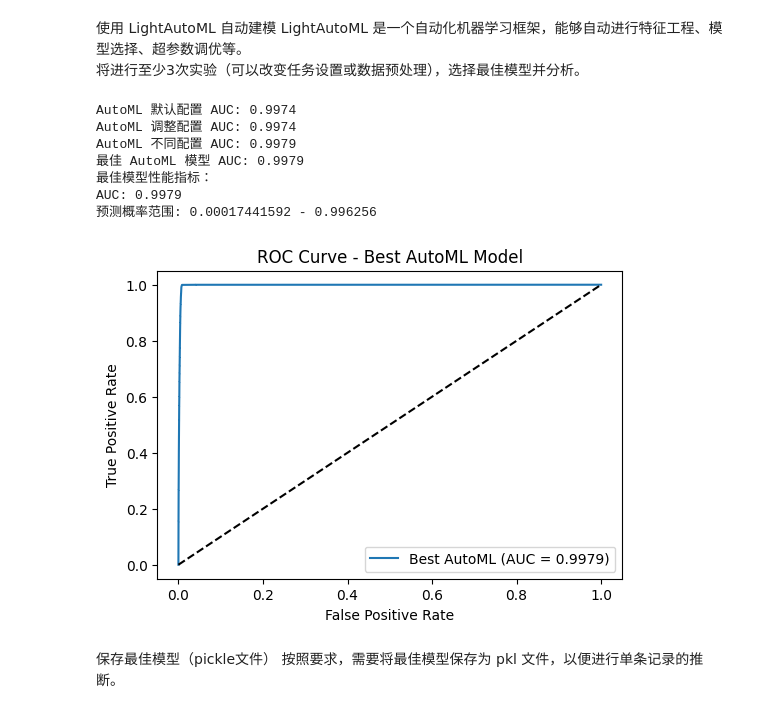
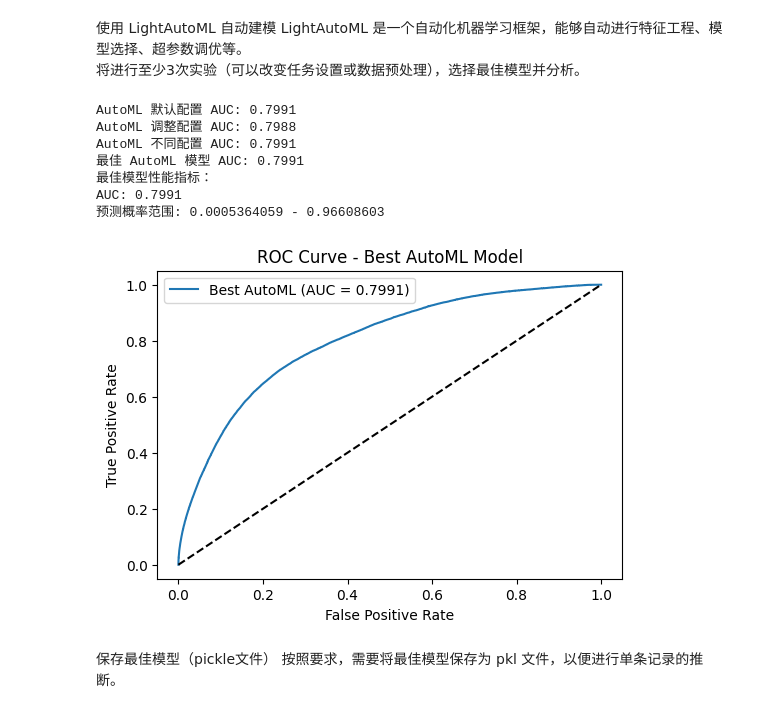
Before and after one commit to tianyao666666-dotcom/ML, a Jupyter notebook: traditional_loan_prediction_final.ipynb, the cells around one changed output. Saved outputs shown, nothing was run; the diff lists cells and outputs as text; code cells hidden in the pictures.

```diff
--- a/traditional_loan_prediction_final.ipynb
+++ b/traditional_loan_prediction_final.ipynb
@@ -201,0 +74,8 @@ dtype: int64
+# %%
+X = df[safe_features].copy()
+y = df[target_col].copy()
+
+X_train, X_test, y_train, y_test = train_test_split(
+    X, y, test_size=0.2, random_state=42, stratify=y
+)
+print(f"训练集大小: {X_train.shape}, 测试集大小: {X_test.shape}")
@@ -201,0 +86,16 @@ dtype: int64
+# %%
+# 识别数值列和类别列
+num_features = X_train.select_dtypes(include=[np.number]).columns.tolist()
+cat_features = X_train.select_dtypes(include=['object']).columns.tolist()
+
+# 数值列：用中位数填充（仅用训练集拟合）
+num_imputer = SimpleImputer(strategy='median')
+X_train[num_features] = num_imputer.fit_transform(X_train[num_features])
+X_test[num_features] = num_imputer.transform(X_test[num_features])
+
+# 类别列：用固定字符串填充（安全）
+for col in cat_features:
+    X_train[col] = X_train[col].astype(str).fillna('missing')
+    X_test[col] = X_test[col].astype(str).fillna('missing')
+
+print("缺失值处理完成")
@@ -342,21 +214,25 @@ test_df['target'] = y_auto_test
 task = Task('binary')
 
 # 实验1：默认配置
-automl_default = TabularAutoML(task=task, timeout=60, cpu_limit=4, memory_limit=16)
+automl_default = TabularAutoML(task=task, timeout=60, cpu_limit=2, memory_limit=8)
 automl_default.fit_predict(train_df, roles={'target': 'target'})   # 直接传入DataFrame，指定roles
 pred_default = automl_default.predict(test_df)
 auc_default = roc_auc_score(y_auto_test, pred_default.data[:, 0])
 print(f"AutoML 默认配置 AUC: {auc_default:.4f}")
 
 # 实验2：调整配置
-automl_tuned = TabularAutoML(task=task, timeout=60, cpu_limit=4, memory_limit=16, reader_params={'n_jobs': 2, 'cv': 5})
+automl_tuned = TabularAutoML(task=task, timeout=120, cpu_limit=8, memory_limit=16, reader_params={'n_jobs': 2, 'cv': 5})
 automl_tuned.fit_predict(train_df, roles={'target': 'target'})
 pred_tuned = automl_tuned.predict(test_df)
 auc_tuned = roc_auc_score(y_auto_test, pred_tuned.data[:, 0])
 print(f"AutoML 调整配置 AUC: {auc_tuned:.4f}")
 
 # 实验3：不同种子（可通过改变数据或参数实现差异）
-automl_seed = TabularAutoML(task=task, timeout=600, cpu_limit=4, memory_limit=16)
+automl_seed = TabularAutoML(task=Task('binary', metric='auc'),
+    timeout=120,
+    # 明确指定使用神经网络管道
+    gbm_pipeline_params={'use_algos': [['nn']]}
+)
 automl_seed.fit_predict(train_df, roles={'target': 'target'})
 pred_seed = automl_seed.predict(test_df)
 auc_seed = roc_auc_score(y_auto_test, pred_seed.data[:, 0])
@@ -365,40 +241,40 @@ print(f"AutoML 不同配置 AUC: {auc_seed:.4f}")
 
 # 选择最佳模型（这里我们选择AUC最高的）
 aucs = [auc_default, auc_tuned, auc_seed]
 best_idx = np.argmax(aucs)
 best_model = [automl_default, automl_tuned, automl_seed][best_idx]
 print(f"最佳 AutoML 模型 AUC: {aucs[best_idx]:.4f}")
 
 # 分析最佳模型：获取特征重要性（如果可用）
 # LightAutoML 中可以通过 best_model.feature_importances_ 获取，但不同模型结构可能不同，这里简单输出
 # 注意：best_model 是一个自动化对象，其内部模型可能是多个模型的集成，特征重要性需要从具体模型中提取
 # 为了简化，我们输出模型的预测结果和评估指标
 print("最佳模型性能指标：")
 print(f"AUC: {aucs[best_idx]:.4f}")
 # 输出预测概率的分布等
 pred_best = best_model.predict(test_df)
 y_pred_best = pred_best.data[:, 0]
 print("预测概率范围:", y_pred_best.min(), "-", y_pred_best.max())
 
 # 也可以绘制ROC曲线对比
 fpr, tpr, _ = roc_curve(y_auto_test, y_pred_best)
 plt.figure(figsize=(6,4))
 plt.plot(fpr, tpr, label=f'Best AutoML (AUC = {aucs[best_idx]:.4f})')
 plt.plot([0,1],[0,1], 'k--')
 plt.xlabel('False Positive Rate')
 plt.ylabel('True Positive Rate')
 plt.title('ROC Curve - Best AutoML Model')
 plt.legend()
 plt.show()
 # %% [output]
-AutoML 默认配置 AUC: 0.9974
-AutoML 调整配置 AUC: 0.9974
-AutoML 不同配置 AUC: 0.9979
-最佳 AutoML 模型 AUC: 0.9979
+AutoML 默认配置 AUC: 0.7991
+AutoML 调整配置 AUC: 0.7988
+AutoML 不同配置 AUC: 0.7991
+最佳 AutoML 模型 AUC: 0.7991
 最佳模型性能指标：
-AUC: 0.9979
-预测概率范围: 0.00017441592 - 0.996256
+AUC: 0.7991
+预测概率范围: 0.0005364059 - 0.96608603
-[figure, old version]
+[figure, new version]
 # %% [markdown]
 保存最佳模型（pickle文件）
 按照要求，需要将最佳模型保存为 pkl 文件，以便进行单条记录的推断。
```
Also changed, not shown: parts of 18 cells of this notebook.
